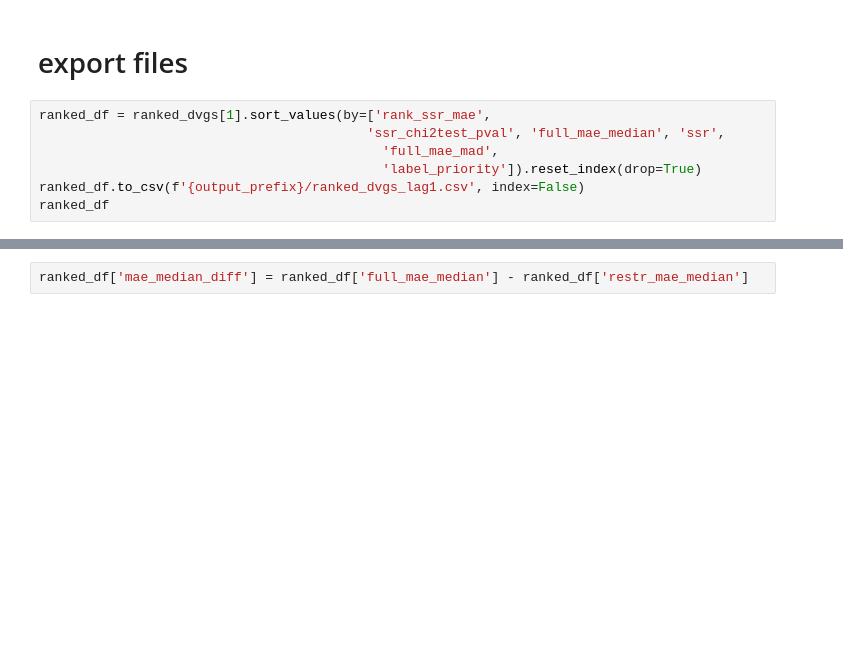
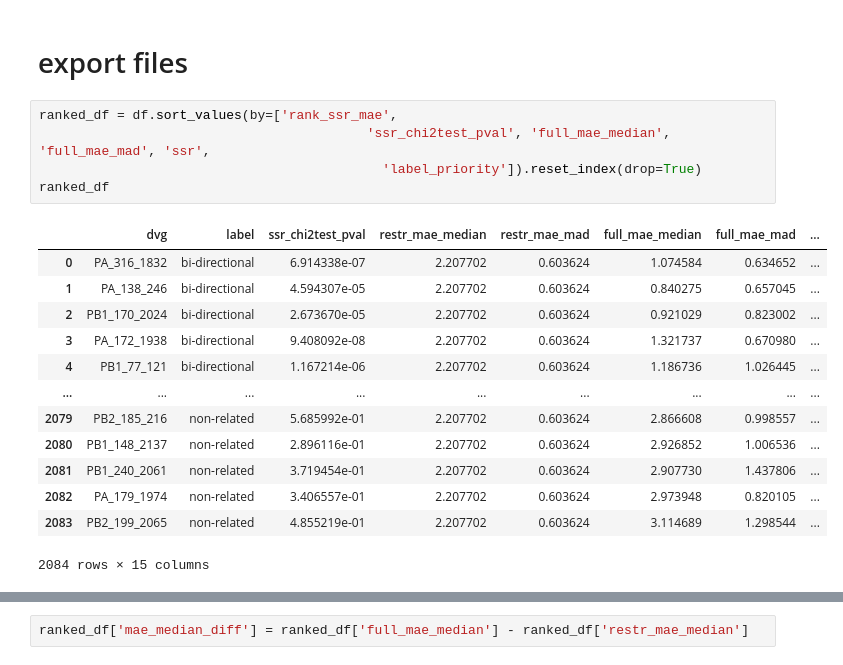
Before and after one commit to mlmial/gc-dvg, a Jupyter notebook: 04_create_dvg_ranks.ipynb, the cells around one changed output, grey strips where cells are left out. Drawn from its saved outputs; the diff is of its cells as text; blank space fills up the shorter version.

```diff
--- a/04_create_dvg_ranks.ipynb
+++ b/04_create_dvg_ranks.ipynb
@@ -250,9 +313,21 @@ plot_ranked_distributions(df,
 # %% [markdown]
 # export files
 # %%
-ranked_df = ranked_dvgs[1].sort_values(by=['rank_ssr_mae',
-                                          'ssr_chi2test_pval', 'full_mae_median', 'ssr',
-                                            'full_mae_mad',
+ranked_df = df.sort_values(by=['rank_ssr_mae',
+                                          'ssr_chi2test_pval', 'full_mae_median', 'full_mae_mad', 'ssr',
                                             'label_priority']).reset_index(drop=True)
-ranked_df.to_csv(f'{output_prefix}/ranked_dvgs_lag1.csv', index=False)
 ranked_df
+# %% [output]
+|  | dvg | label | ssr_chi2test_pval | restr_mae_median | restr_mae_mad | full_mae_median | full_mae_mad | ... |
+| 0 | PA_316_1832 | bi-directional | 6.914338e-07 | 2.207702 | 0.603624 | 1.074584 | 0.634652 | ... |
+| 1 | PA_138_246 | bi-directional | 4.594307e-05 | 2.207702 | 0.603624 | 0.840275 | 0.657045 | ... |
+| 2 | PB1_170_2024 | bi-directional | 2.673670e-05 | 2.207702 | 0.603624 | 0.921029 | 0.823002 | ... |
+| 3 | PA_172_1938 | bi-directional | 9.408092e-08 | 2.207702 | 0.603624 | 1.321737 | 0.670980 | ... |
+| 4 | PB1_77_121 | bi-directional | 1.167214e-06 | 2.207702 | 0.603624 | 1.186736 | 1.026445 | ... |
+| ... | ... | ... | ... | ... | ... | ... | ... | ... |
+| 2079 | PB2_185_216 | non-related | 5.685992e-01 | 2.207702 | 0.603624 | 2.866608 | 0.998557 | ... |
+| 2080 | PB1_148_2137 | non-related | 2.896116e-01 | 2.207702 | 0.603624 | 2.926852 | 1.006536 | ... |
+| 2081 | PB1_240_2061 | non-related | 3.719454e-01 | 2.207702 | 0.603624 | 2.907730 | 1.437806 | ... |
+| 2082 | PA_179_1974 | non-related | 3.406557e-01 | 2.207702 | 0.603624 | 2.973948 | 0.820105 | ... |
+| 2083 | PB2_199_2065 | non-related | 4.855219e-01 | 2.207702 | 0.603624 | 3.114689 | 1.298544 | ... |
+2084 rows × 15 columns
```
Also changed, not shown: parts of 16 cells of this notebook, 5 other files.
